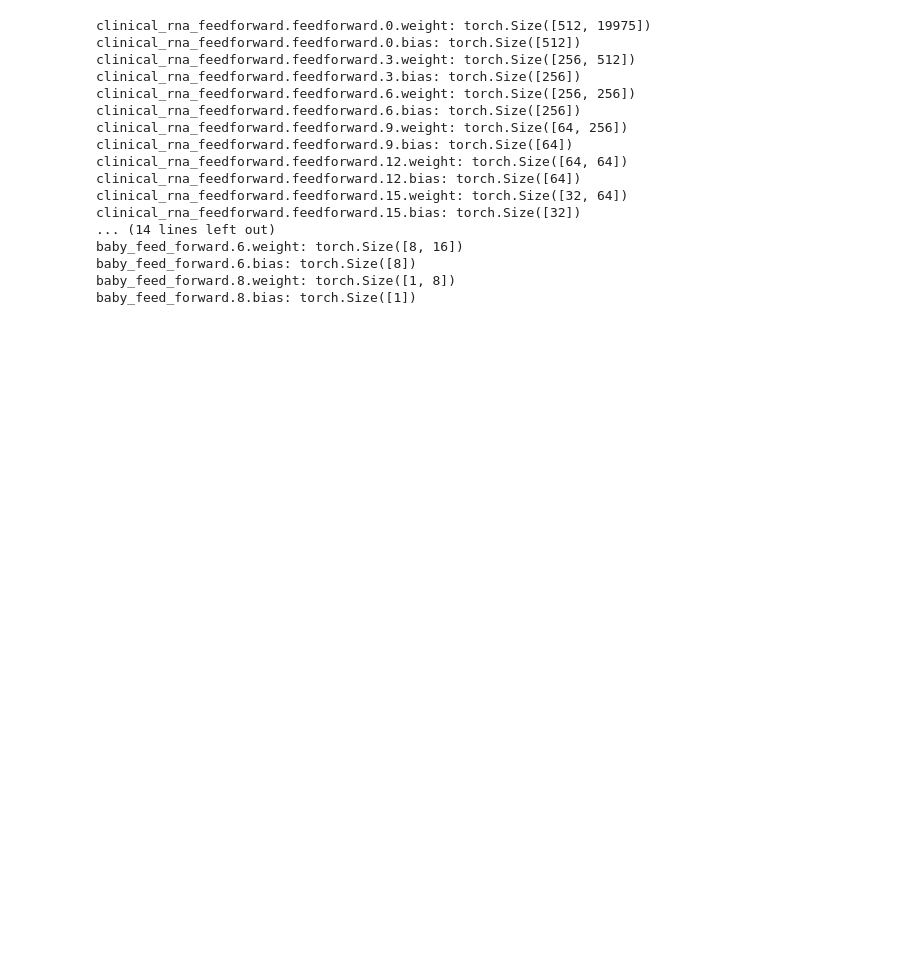
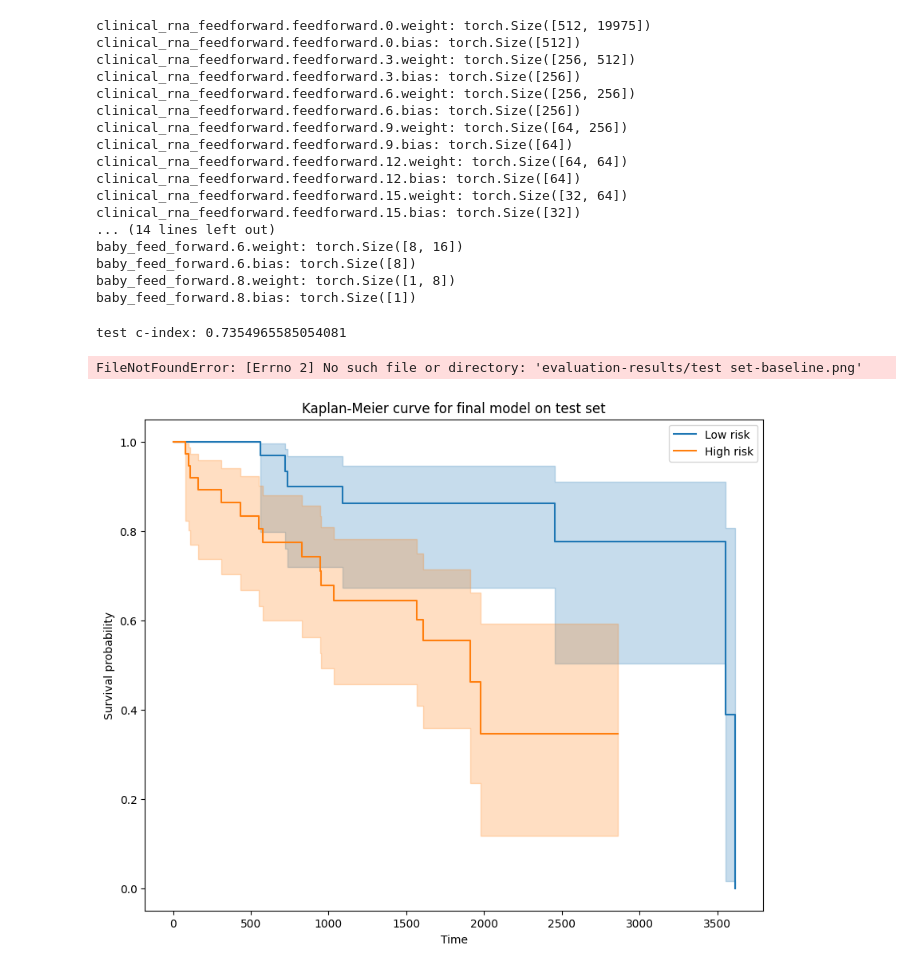
Before and after one commit to quanghieu31/multimodal-ccRCC, a Jupyter notebook: notebooks/fusion.ipynb, the cells around one changed output. Drawn from its saved outputs; the diff is of its cells as text; code cells hidden in the pictures; blank space fills up the shorter version.

```diff
--- a/notebooks/fusion.ipynb
+++ b/notebooks/fusion.ipynb
@@ -787,7 +790,7 @@ device = torch.device("cuda" if torch.cuda.is_available() else "cpu")
 
 ############################# FINAL ###########################################
 
-checkpoint_path = _ # TODO: to choose
+checkpoint_path = r"..\\checkpoints\trained-model_2025-03-02_0.720503.pth" # TODO: to choose
 
 model_chkpt = FusionNetwork()
 model_chkpt.to(device)
@@ -799,40 +802,37 @@ model_chkpt.load_state_dict(checkpoint['model_state_dict'])
 optimizer.load_state_dict(checkpoint['optimizer_state_dict'])
 val_c_index = checkpoint['val_c_index']
 
 model_chkpt.eval()
 
 test_risks = []
 test_times = []
 test_events = []
 
 with torch.no_grad():
     for batch in tqdm(test_loader):
         # unpack the batch
         batch_clinical_rna_features, batch_lists_phenotype_clusters, batch_times, batch_events = batch
 
         # move times and events to the device
         batch_times = batch_times.to(device)
         batch_events = batch_events.to(device)
 
         # tterate over each sample in the batch
         for i, (clinical_rna_features, list_of_phenotype_tensors) in enumerate(zip(batch_clinical_rna_features, batch_lists_phenotype_clusters)):
 
             risk_score = model_chkpt(clinical_rna_features, list_of_phenotype_tensors)
 
             test_risks.append(risk_score.item())
             test_times.append(batch_times[i].item())
             test_events.append(batch_events[i].item())
 
 test_c_index = concordance_index(test_times, -np.array(test_risks), test_events)
 print(f"test c-index: {test_c_index}")
 display_km_curves_fusion(test_risks, test_times, test_events, "test set", save_figure=True)
-
-
-
-# append to csv file
-with open("../evaluation-results/c-index-results.csv", "a", newline="") as f:
-    writer = csv.DictWriter(f, fieldnames=["model", "c-index"])
-    writer.writerow({"model": "fusion_network", "c-index": test_c_index})
+# %% [output]
+test c-index: 0.7354965585054081
+FileNotFoundError: [Errno 2] No such file or directory: 'evaluation-results/test set-baseline.png'
+[figure, added]
 # %%
 def concordance_index_custom(hazards, times, events):
     """
```
Also changed, not shown: parts of 4 cells of this notebook, 1 other file.
